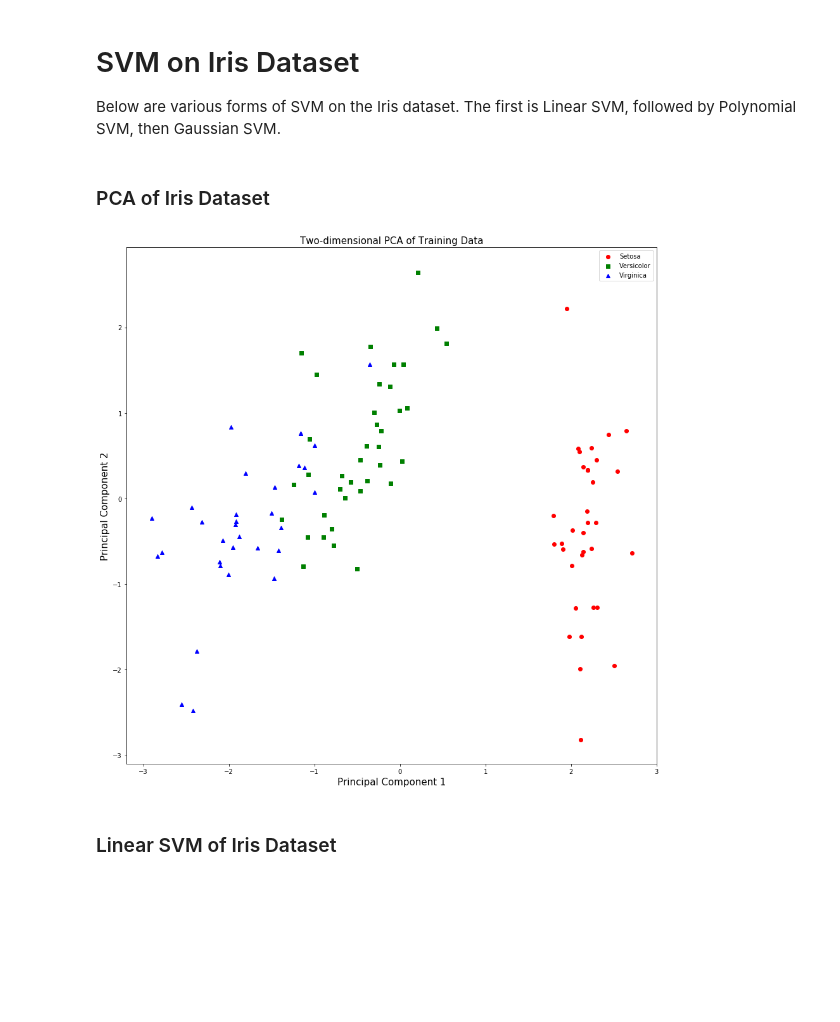
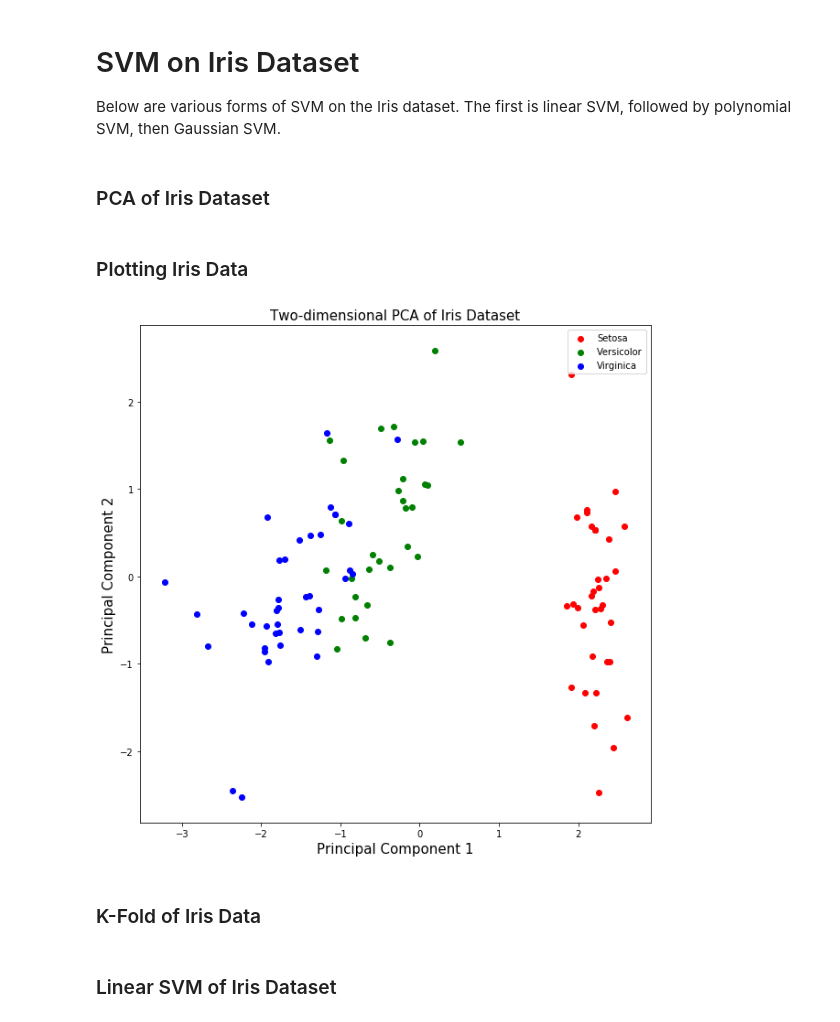
Before and after one commit to Unshure/ML_Final_Project, a Jupyter notebook: MichaelaPart.ipynb, the cells around one changed output. Drawn from its saved outputs; the diff is of its cells as text; code cells hidden in the pictures; blank space fills up the shorter version.

```diff
--- a/MichaelaPart.ipynb
+++ b/MichaelaPart.ipynb
@@ -1,7 +1,7 @@
 # %% [markdown]
 # SVM on Iris Dataset
 
-Below are various forms of SVM on the Iris dataset. The first is Linear SVM, followed by Polynomial SVM, then Gaussian SVM.
+Below are various forms of SVM on the Iris dataset. The first is linear SVM, followed by polynomial SVM, then Gaussian SVM.
 # %%
 import numpy as np
 from sklearn import datasets
@@ -41,21 +40,6 @@ U_2 = U[:,0:2]
 # PCA-based features of the centered, normalized data using the top-two principal components
 X_tilde_train = U_2.T@train_normal_X
 
-# Scatter plot of training data using the two-dimensional PCA features
-plt.figure(figsize=(15,15))
-setosa = plt.scatter(X_tilde_train.T[np.where(Y_train==0),0],
-                     X_tilde_train.T[np.where(Y_train==0),1],c='r',marker='o')
-versicolor = plt.scatter(X_tilde_train.T[np.where(Y_train==1),0],
-                         X_tilde_train.T[np.where(Y_train==1),1],c='g',marker='s')
-virginica = plt.scatter(X_tilde_train.T[np.where(Y_train==2),0],
-                        X_tilde_train.T[np.where(Y_train==2),1],c='b',marker='^')
-plt.legend((setosa, versicolor, virginica), ("Setosa", "Versicolor", "Virginica"))
-plt.xlabel("Principal Component 1", fontsize = 15)
-plt.ylabel("Principal Component 2", fontsize = 15)
-plt.title("Two-dimensional PCA of Training Data", fontsize = 15)
-plt.show()
-
-
 # Computation of the mean of test data
 X_test_T = X_test.T
 mean_mat = np.tile(mean_vec.reshape(X_test_T.shape[0],1),[1,X_test_T.shape[1]])
@@ -69,15 +53,20 @@ test_normal_X = test_centered_X/standard_deviation
 
 # PCA-based features of the centered, normalized data using the top-two principal components
 X_tilde_test = U_2.T@test_normal_X
-# %% [output]
-[figure, removed]
+# %% [markdown]
+### Plotting Iris Data
 # %%
-def PlotTrainingData(X_tilde_train_T):
-    # Scatter plot for training digits '0', '1', and '2' using the 2D PCA features
-    plt.figure(figsize=(15,15))
-    setosa = plt.scatter(X_tilde_train_T[np.where(Y_train==0),0], X_tilde_train_T[np.where(Y_train==0),1],c='r',marker='o')
-    versicolor = plt.scatter(X_tilde_train_T[np.where(Y_train==1),0],X_tilde_train_T[np.where(Y_train==1),1],c='g',marker='o')
-    virginica = plt.scatter(X_tilde_train_T[np.where(Y_train==2),0],X_tilde_train_T[np.where(Y_train==2),1],c='b',marker='o')
-    plt.xlabel("Principal Component 1", fontsize = 15)
-    plt.ylabel("Principal Component 2", fontsize = 15)
-    plt.title("Two-dimensional PCA", fontsize = 15)
+# Scatter plot of 2D PCA features
+plt.figure(figsize=(10,10))
+setosa = plt.scatter(X_tilde_train.T[np.where(Y_train==0),0], X_tilde_train.T[np.where(Y_train==0),1],c='r',marker='o')
+versicolor = plt.scatter(X_tilde_train.T[np.where(Y_train==1),0],X_tilde_train.T[np.where(Y_train==1),1],c='g',marker='o')
+virginica = plt.scatter(X_tilde_train.T[np.where(Y_train==2),0],X_tilde_train.T[np.where(Y_train==2),1],c='b',marker='o')
+plt.xlabel("Principal Component 1", fontsize = 15)
+plt.ylabel("Principal Component 2", fontsize = 15)
+plt.title("Two-dimensional PCA of Iris Dataset", fontsize = 15)
+plt.legend((setosa, versicolor, virginica), ("Setosa", "Versicolor", "Virginica"))
+plt.show()
+# %% [output]
+[figure, added]
+# %% [markdown]
+### K-Fold of Iris Data
```
Also changed, not shown: parts of 24 cells of this notebook, 2 other files.
